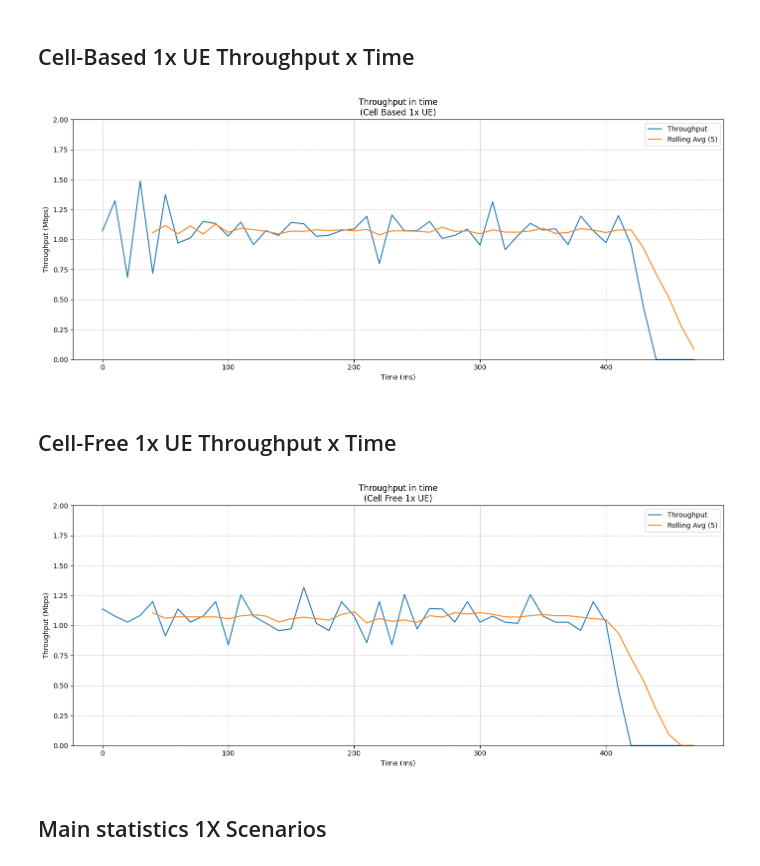
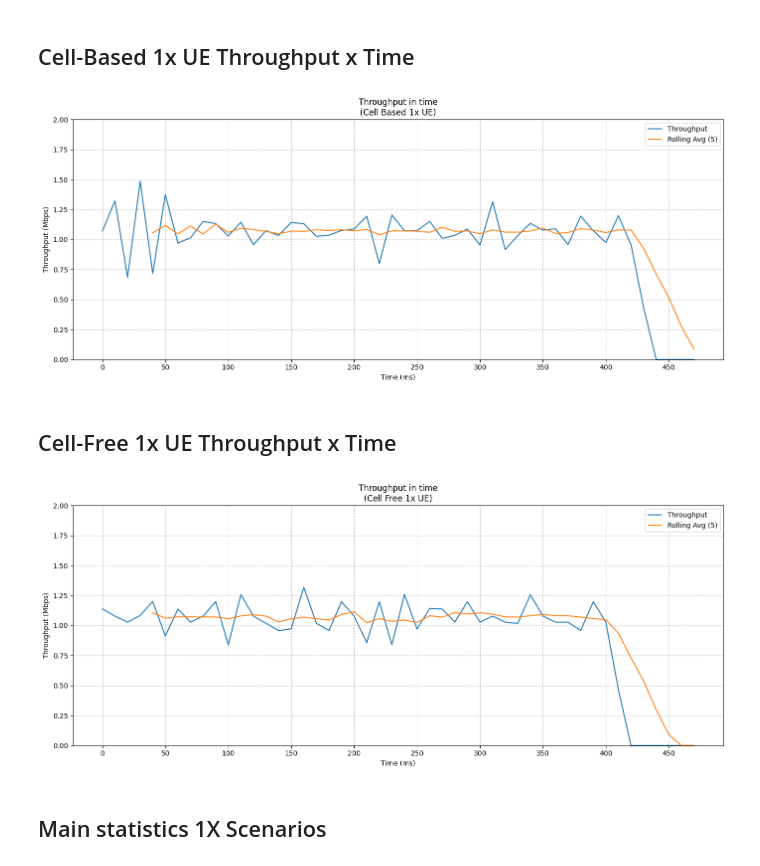
Before and after one commit to Surpr1se0/OAI-tests, a Jupyter notebook: scripts/1-ue-cb.ipynb, the cells around one changed output. Drawn from its saved outputs; the diff is of its cells as text; code cells hidden in the pictures.

```diff
--- a/scripts/1-ue-cb.ipynb
+++ b/scripts/1-ue-cb.ipynb
@@ -45,22 +46,23 @@ df_cf_1x = pd.DataFrame({
 # %%
 # Calculate rolling average with a window of 5
 df_cb_1x["Rolling Avg (Mbps)"] = df_cb_1x["Throughput (Mbps)"].rolling(window=5).mean()
 
 # Graphic of Throughput and Rolling Average
 plt.figure(figsize=(14, 6))
 sns.lineplot(x="Time (ms)", y="Throughput (Mbps)", data=df_cb_1x, label="Throughput")
 sns.lineplot(x="Time (ms)", y="Rolling Avg (Mbps)", data=df_cb_1x, label="Rolling Avg (5)")
 plt.title("Throughput in time\n(Cell Based 1x UE)")
 plt.xlabel("Time (ms)")
 plt.ylabel("Throughput (Mbps)")
 plt.legend()
 
 plt.ylim(0, 2)
+plt.gca().xaxis.set_major_locator(MultipleLocator(50))
 plt.grid(True, linestyle='--', alpha=0.7)
 plt.tight_layout()
 plt.show()
 # %% [output]
-[figure, old version]
+[figure, new version]
 # %% [markdown]
 ## Cell-Free 1x UE Throughput x Time
 # %%
@@ -78,11 +80,12 @@ plt.ylabel("Throughput (Mbps)")
 plt.legend()
 
 plt.ylim(0, 2)
+plt.gca().xaxis.set_major_locator(MultipleLocator(50))
 plt.grid(True, linestyle='--', alpha=0.7)
 plt.tight_layout()
 plt.show()
 # %% [output]
-[figure, old version]
+[figure, new version]
 # %% [markdown]
 ## Main statistics 1X Scenarios
 # %% [markdown]
```
Also changed, not shown: parts of 1 cell of this notebook, 2 other files.
